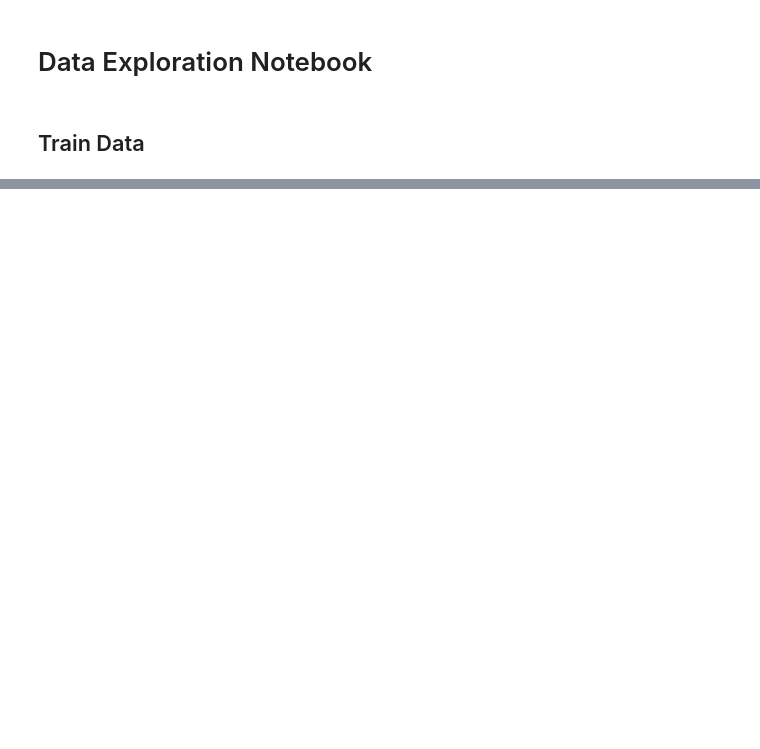
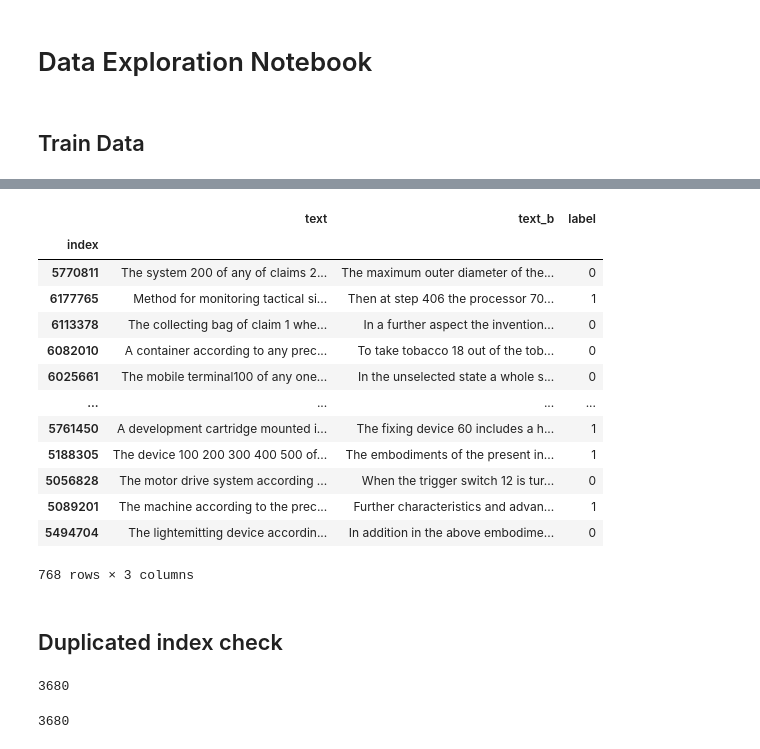
Before and after one commit to XnibyH/PatentMatch-Experiment, a Jupyter notebook: notebooks/data_exploration.ipynb, the cells around one changed output, grey strips where cells are left out. Saved outputs shown, nothing was run; the diff lists cells and outputs as text; code cells hidden in the pictures; blank space fills up the shorter version.

```diff
--- a/notebooks/data_exploration.ipynb
+++ b/notebooks/data_exploration.ipynb
@@ -58,0 +259,20 @@ df[df['cited_document_id'] == 'EP1003164']
+# %%
+df_test = pd.read_parquet('../data/test_clean.parquet')
+df_test
+# %% [output]
+|  | text | text_b | label |
+| index |  |  |  |
+| 5770811 | The system 200 of any of claims 2... | The maximum outer diameter of the... | 0 |
+| 6177765 | Method for monitoring tactical si... | Then at step 406 the processor 70... | 1 |
+| 6113378 | The collecting bag of claim 1 whe... | In a further aspect the invention... | 0 |
+| 6082010 | A container according to any prec... | To take tobacco 18 out of the tob... | 0 |
+| 6025661 | The mobile terminal100 of any one... | In the unselected state a whole s... | 0 |
+| ... | ... | ... | ... |
+| 5761450 | A development cartridge mounted i... | The fixing device 60 includes a h... | 1 |
+| 5188305 | The device 100 200 300 400 500 of... | The embodiments of the present in... | 1 |
+| 5056828 | The motor drive system according ... | When the trigger switch 12 is tur... | 0 |
+| 5089201 | The machine according to the prec... | Further characteristics and advan... | 1 |
+| 5494704 | The lightemitting device accordin... | In addition in the above embodime... | 0 |
+768 rows × 3 columns
+# %% [markdown]
+## Duplicated index check
@@ -58,0 +283,8 @@ df[df['cited_document_id'] == 'EP1003164']
+# %%
+len(check_indexes_list)
+# %% [output]
+3680
+# %%
+len(set(check_indexes_list))
+# %% [output]
+3680
```
Also changed, not shown: parts of 23 cells of this notebook, 1 other file.
